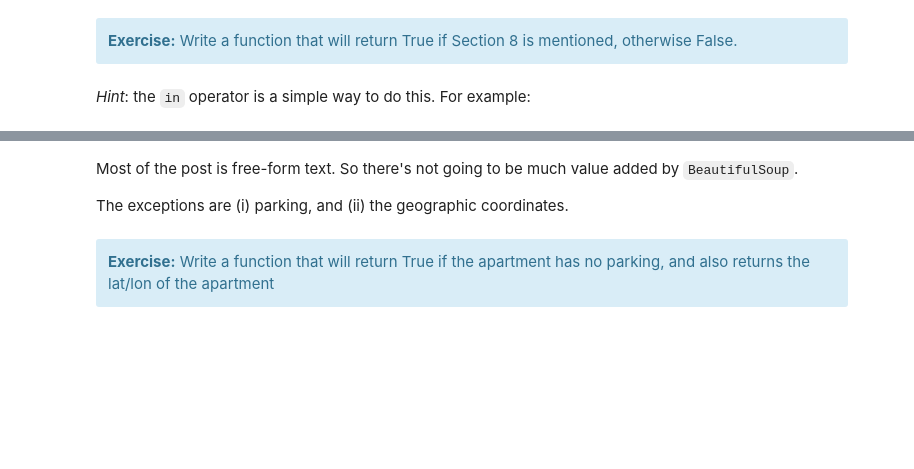
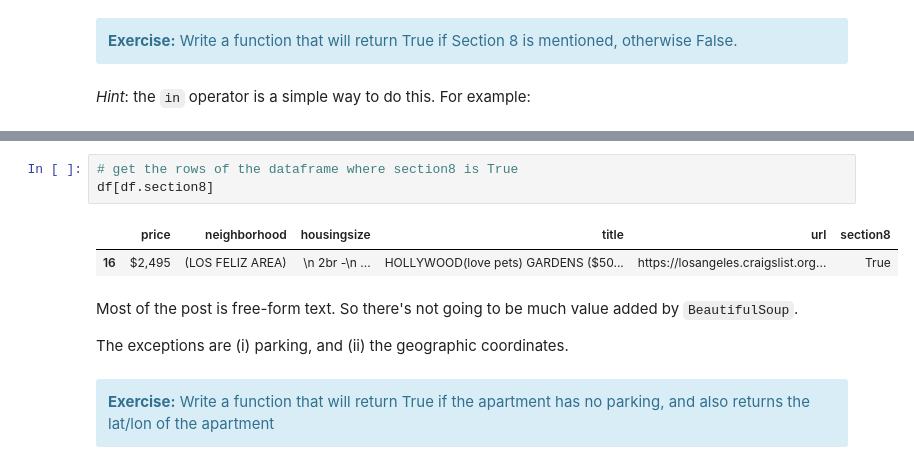
Before and after one commit to UCLALuskinDataScience/urbandatascience-s22, a Jupyter notebook: classes/Class 2 solutions.ipynb, the cells around one changed output, grey strips where cells are left out. Drawn from its saved outputs; the diff is of its cells as text; blank space fills up the shorter version.

```diff
--- a/classes/Class 2 solutions.ipynb
+++ b/classes/Class 2 solutions.ipynb
@@ -215,3 +278,9 @@ For example, what transportation modes does the post emphasize? Do they mention
+# %%
+# get the rows of the dataframe where section8 is True
+df[df.section8]
+# %% [output]
+|  | price | neighborhood | housingsize | title | url | section8 |
+| 16 | $2,495 | (LOS FELIZ AREA) | \n 2br -\n ... | HOLLYWOOD(love pets) GARDENS ($50... | https://losangeles.craigslist.org... | True |
 # %% [markdown]
 Most of the post is free-form text. So there's not going to be much value added by `BeautifulSoup`.
 
```
Also changed, not shown: parts of 20 cells of this notebook, 1 other file.
